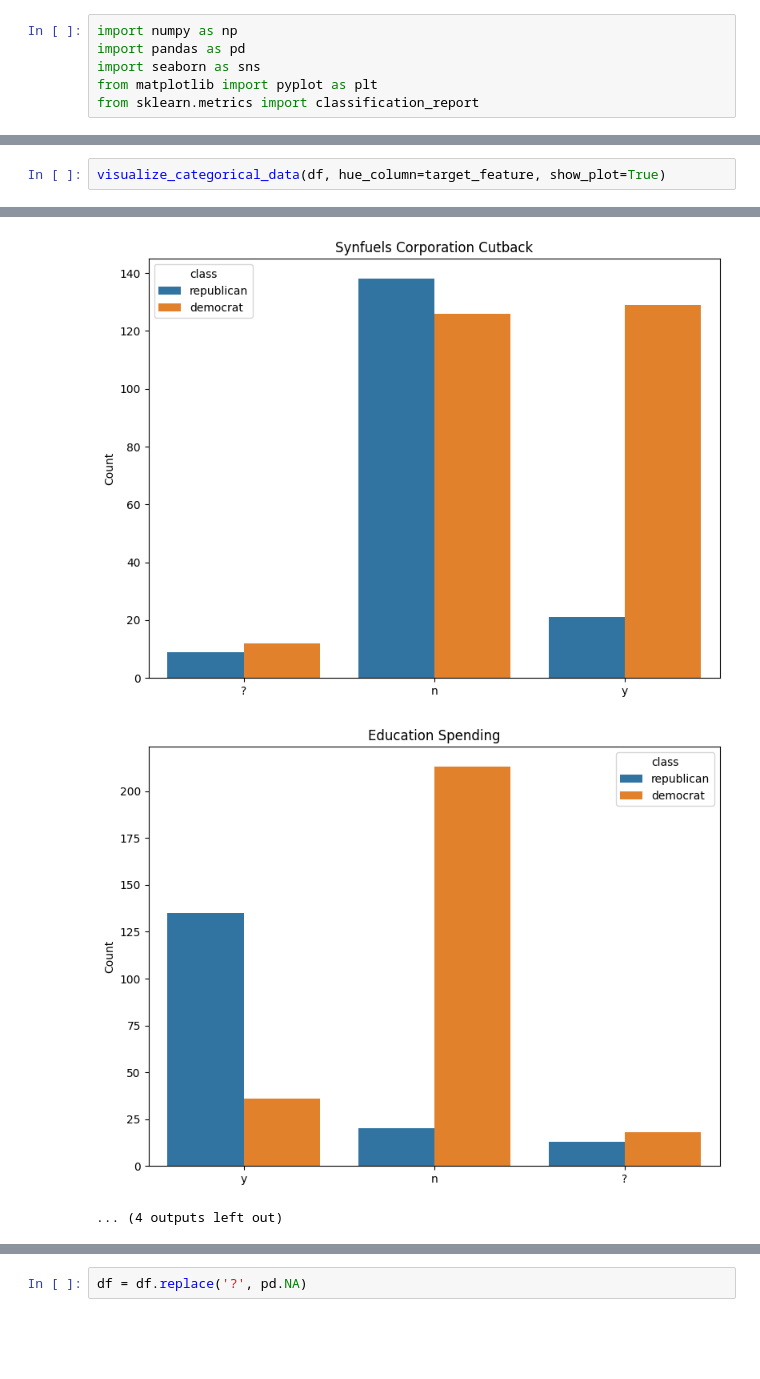
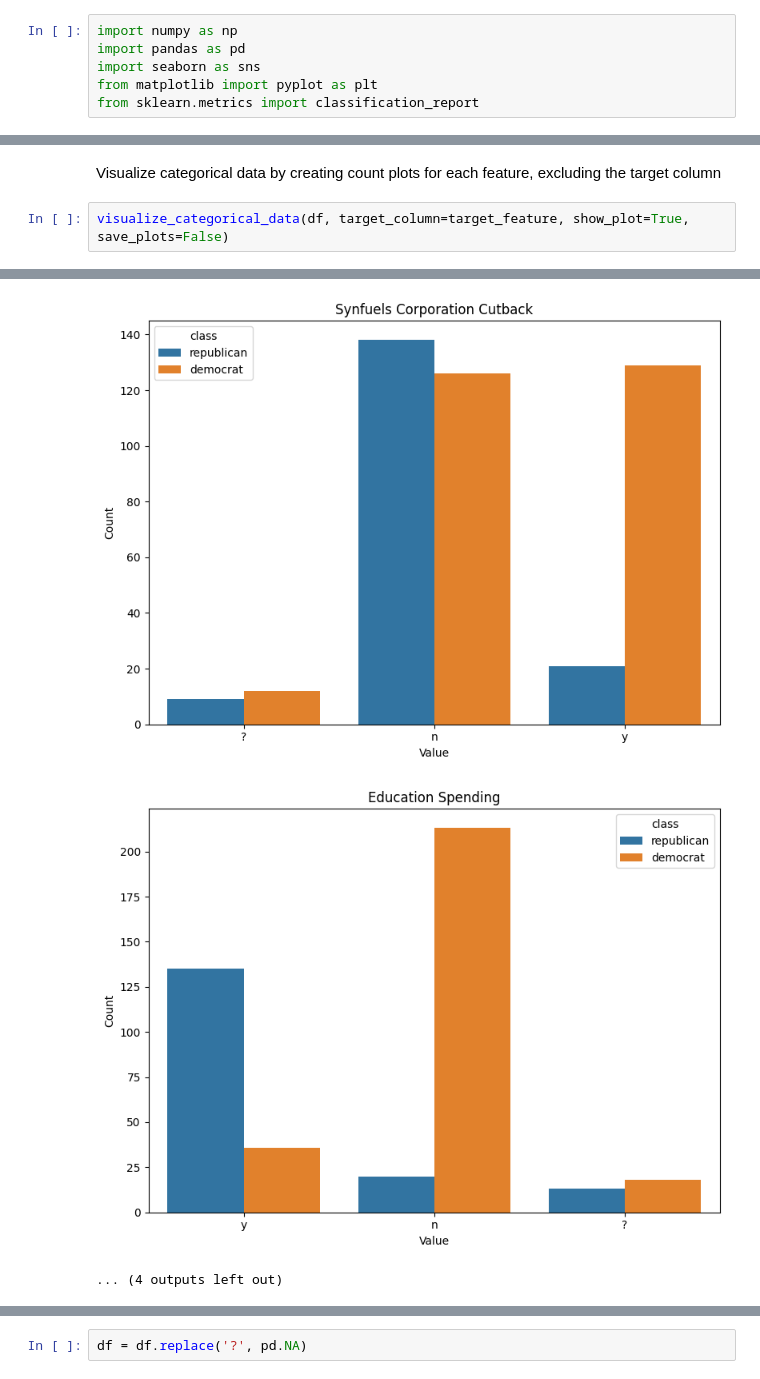
Before and after one commit to PalamarchukOleksii/IAD-labs, a Jupyter notebook: lab1/gen2.ipynb, the cells around one changed output, grey strips where cells are left out. Cells and saved outputs as stored; diff of their text form; blank space fills up the shorter version.

```diff
--- a/lab1/gen2.ipynb
+++ b/lab1/gen2.ipynb
@@ -170,3 +264,5 @@ target_feature = 'class'
+# %% [markdown]
+Visualize categorical data by creating count plots for each feature, excluding the target column
 # %%
-visualize_categorical_data(df, hue_column=target_feature, show_plot=True)
+visualize_categorical_data(df, target_column=target_feature, show_plot=True, save_plots=False)
 # %% [output]
@@ -183,3 +279,3 @@ visualize_categorical_data(df, hue_column=target_feature, show_plot=True)
-[figure, old version]
+[figure, new version]
-[figure, old version]
+[figure, new version]
 ... (4 outputs left out)
```
Also changed, not shown: parts of 36 cells of this notebook, 4 other files.
